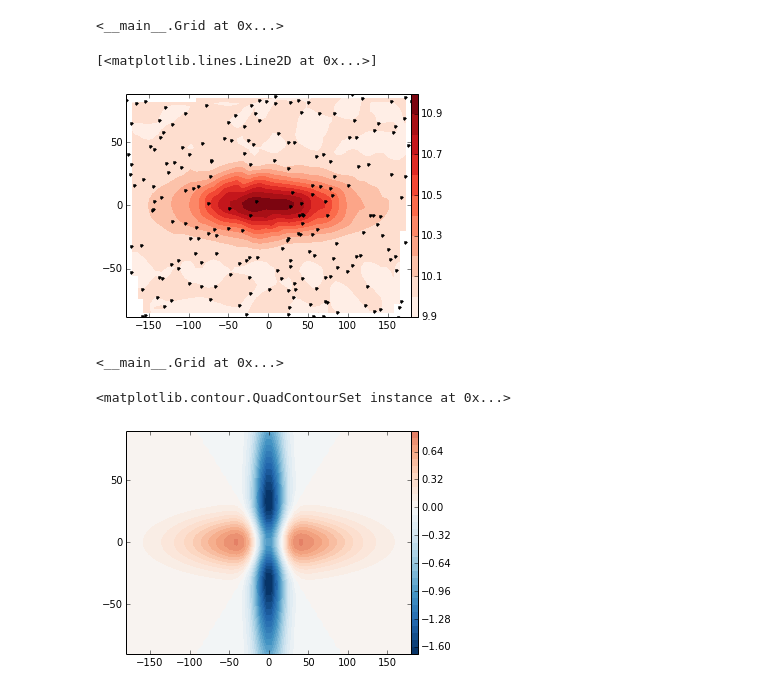
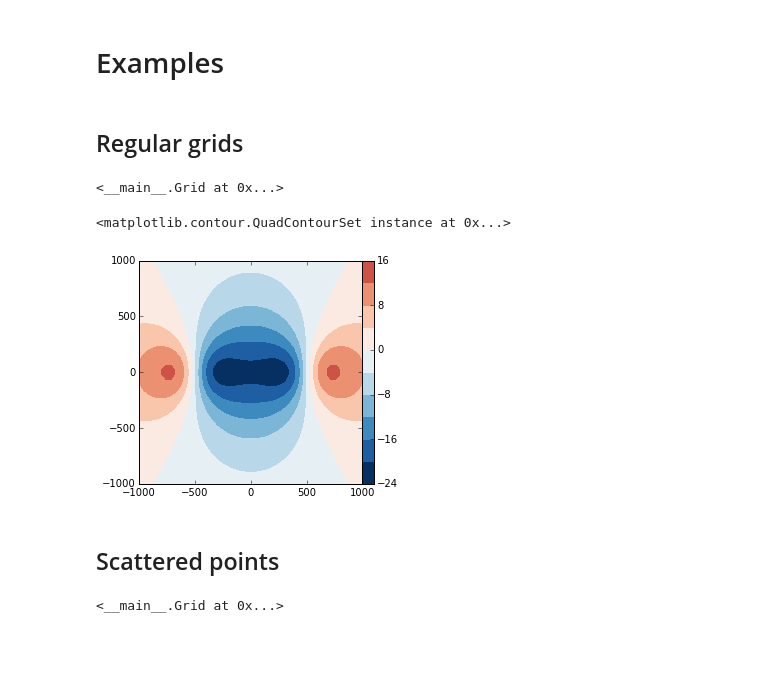
Before and after one commit to fatiando/prototypes, a Jupyter notebook: grid-class.ipynb, the cells around one changed output. Cells and saved outputs as stored; diff of their text form; code cells hidden in the pictures; blank space fills up the shorter version.

Commit message:
Better plots and check array sizes
Tried meshgrid non-copying but a copy is made anyway when .ravel is
called.

```diff
--- a/grid-class.ipynb
+++ b/grid-class.ipynb
@@ -42,14 +44,20 @@ class Grid(object):
             self.projection = None
         not_attributes = set(self._coord_names + ['shape', 'projection'])
         self._attributes = list(set(kwargs.keys()).difference(not_attributes))
+        # Check all attributes have the same size
+        sizes = [getattr(self, k).size for k in self._attributes + ['x', 'y']]
+        assert np.all(np.asarray(sizes) == sizes[0]), "All attributes and coordinates must have same size"
+        self.size = sizes[0]
 
     def add_attribute(self, name, value):
-        setattr(self, name.lower(), np.asarray(value).ravel())
+        value = np.asarray(value).ravel()
+        assert value.size == self.size, "Attribute must have same size as grid"
+        setattr(self, name.lower(), value)
         self._attributes.append(name)
         return self
 
     @staticmethod
-    def regular(area, shape, z=None, lonlat=False):
+    def regular(area, shape, z=None, lonlat=False, copy_meshgrid=False):
         ny, nx = shape
         x1, x2, y1, y2 = area
         x, y = np.meshgrid(np.linspace(x1, x2, nx), np.linspace(y1, y2, ny))
@@ -58,7 +66,7 @@ class Grid(object):
             args['lon'] = x
             args['lat'] = y
         if z is not None:
-            args['z'] = z*np.ones_like(x)
+            args['z'] = z*np.ones(shape[0]*shape[1])
         return Grid(**args)
 
     @staticmethod
@@ -76,10 +84,6 @@ class Grid(object):
     @property
     def area(self):
         return (self.x.min(), self.x.max(), self.y.min(), self.y.max())
-
-    @property
-    def size(self):
-        return len(self.x)
 
     def interp_at(self, x, y, attribute=None, algorithm='cubic', extrapolate=False):
         if attribute is None:
@@ -99,9 +103,14 @@ class Grid(object):
         xs = np.linspace(x1, x2, nx)
         ys = np.linspace(y1, y2, ny)
         xp, yp = [i.ravel() for i in np.meshgrid(xs, ys)]
-        grid = self.interp_at(xp, yp, attribute, algorithm=algorithm, extrapolate=extrapolate)
-        grid.shape = shape
-        return grid
+        if attribute is None:
+            attribute = self._attributes
+        elif isinstance(attribute, str):
+            attribute = [attribute]
+        args = dict(x=xp, y=yp, shape=shape, projection=self.projection)
+        for k in attribute:
+            args[k] = gridder.interp_at(self.x, self.y, getattr(self, k), xp, yp, algorithm, extrapolate)
+        return self.__class__(**args)
 
     def set_projection(self, proj):
         self.projection = proj
@@ -137,12 +146,20 @@ class Grid(object):
                 ax = mpl.axes(projection=self.projection)
         X, Y = self.x.reshape(self.shape), self.y.reshape(self.shape)
         if basemap is not None:
-            X, Y = basemap(X, Y)
+            x, y = basemap(X, Y)
             plot = basemap.contourf(X, Y, values, levels, **kwargs)
         else:
             plot = ax.contourf(X, Y, values, levels, transform=self.projection, **kwargs)
         if colorbar is not None:
-            mpl.colorbar(plot, orientation=colorbar, pad=0, aspect=30)
+            cbargs = dict(orientation=colorbar)
+            if colorbar == 'horizontal':
+                cbargs['pad'] = 0.02
+                cbargs['aspect'] = 50
+            else:
+                cbargs['pad'] = 0
+                cbargs['aspect'] = 20
+            mpl.colorbar(plot, **cbargs)
+        mpl.set_area(self.area)
         return plot
 
     def points(self, style='.k', ax=None, **kwargs):
@@ -155,4 +172,21 @@ class Grid(object):
             kwargs['transform'] = self.projection
         plot = ax.plot(self.x, self.y, style, **kwargs)
         return plot
+# %% [markdown]
+# Examples
+# %% [markdown]
+## Regular grids
+# %%
+reg = Grid.regular((-1e3, 1e3, -1e3, 1e3), (50, 50), z=0)
+reg.add_attribute('data', prism.gxx(reg.x, reg.y, reg.z, [Prism(-500, 500, -100, 100, 200, 600, {'density':1000})]))
+# %% [output]
+<__main__.Grid at 0x...>
+# %%
+mpl.axis('scaled')
+reg.contourf('data')
+# %% [output]
+<matplotlib.contour.QuadContourSet instance at 0x...>
+[figure, added]
+# %% [markdown]
+## Scattered points
 # %%
@@ -161,18 +195,2 @@ g.add_attribute('linear', 10 + utils.gaussian2d(g.x, g.y, 100, 20))
 # %% [output]
 <__main__.Grid at 0x...>
-# %%
-g.interp((50, 50)).contourf('linear')
-g.points()
-# %% [output]
-[<matplotlib.lines.Line2D at 0x...>]
-[figure, removed]
-# %%
-g = Grid.regular((-180, 180, -90, 90), (50, 50))
-g.add_attribute('divergent', utils.gaussian2d(g.x, g.y, 100, 20) - 2*utils.gaussian2d(g.x, g.y, 20, 100))
-# %% [output]
-<__main__.Grid at 0x...>
-# %%
-g.contourf('divergent', 40)
-# %% [output]
-<matplotlib.contour.QuadContourSet instance at 0x...>
-[figure, removed]
```
Also changed, not shown: parts of 13 cells of this notebook.
